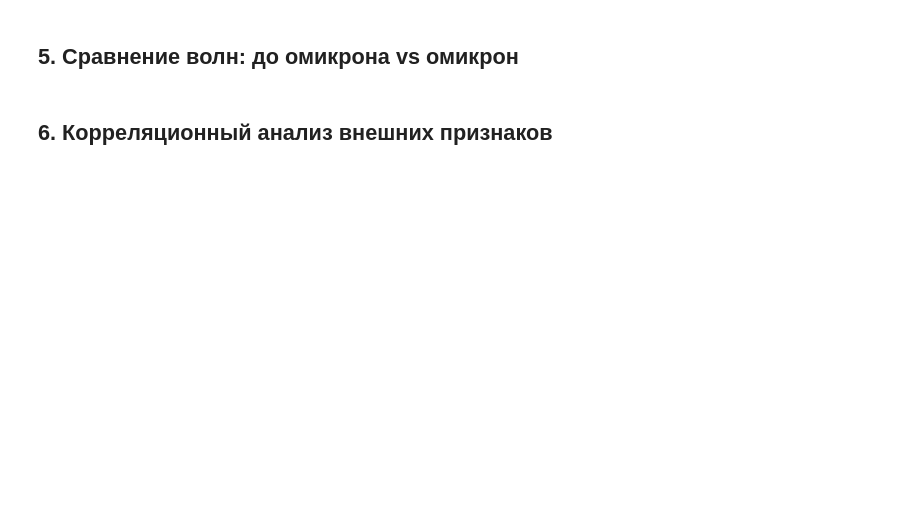
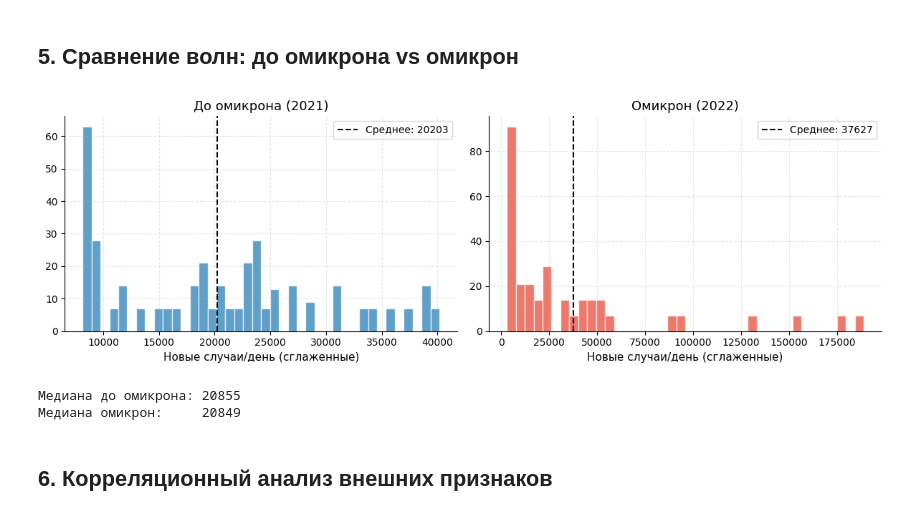
Before and after one commit to dmikib/covid19-xai, a Jupyter notebook: notebooks/01_eda.ipynb, the cells around one changed output. Drawn from its saved outputs; the diff is of its cells as text; code cells hidden in the pictures; blank space fills up the shorter version.

```diff
--- a/notebooks/01_eda.ipynb
+++ b/notebooks/01_eda.ipynb
@@ -106,23 +433,29 @@ plt.show()
 # %% [markdown]
 ## 5. Сравнение волн: до омикрона vs омикрон
 # %%
-pre_omicron = df_covid[df_covid["omicron_wave"]==0]["new_cases"]
-omicron     = df_covid[df_covid["omicron_wave"]==1]["new_cases"]
+pre_omicron = df_full[df_full["omicron_wave"]==0]["new_cases_smoothed"]
+omicron     = df_full[df_full["omicron_wave"]==1]["new_cases_smoothed"]
+
 fig, axes = plt.subplots(1, 2, figsize=(12, 4))
 for ax, data, label, color in zip(axes,
     [pre_omicron, omicron],
-    ["До омикрона (2021)", "Омикрон (2022–2023)"],
+    ["До омикрона (2021)", "Омикрон (2022)"],
     ["#2980b9", "#e74c3c"]):
     ax.hist(data, bins=40, color=color, alpha=0.75, edgecolor="white")
     ax.axvline(data.mean(), color="black", linestyle="--", label=f"Среднее: {data.mean():.0f}")
     ax.set_title(label)
-    ax.set_xlabel("Новые случаи/день")
+    ax.set_xlabel("Новые случаи/день (сглаженные)")
     ax.legend()
 plt.tight_layout()
 plt.savefig(f"{FIGURES}/01_wave_comparison.png", dpi=150, bbox_inches="tight")
 plt.show()
+
 print(f"Медиана до омикрона: {pre_omicron.median():.0f}")
 print(f"Медиана омикрон:     {omicron.median():.0f}")
+# %% [output]
+[figure, added]
+Медиана до омикрона: 20855
+Медиана омикрон:     20849
 # %% [markdown]
 ## 6. Корреляционный анализ внешних признаков
 # %%
```
Also changed, not shown: parts of 24 cells of this notebook.
